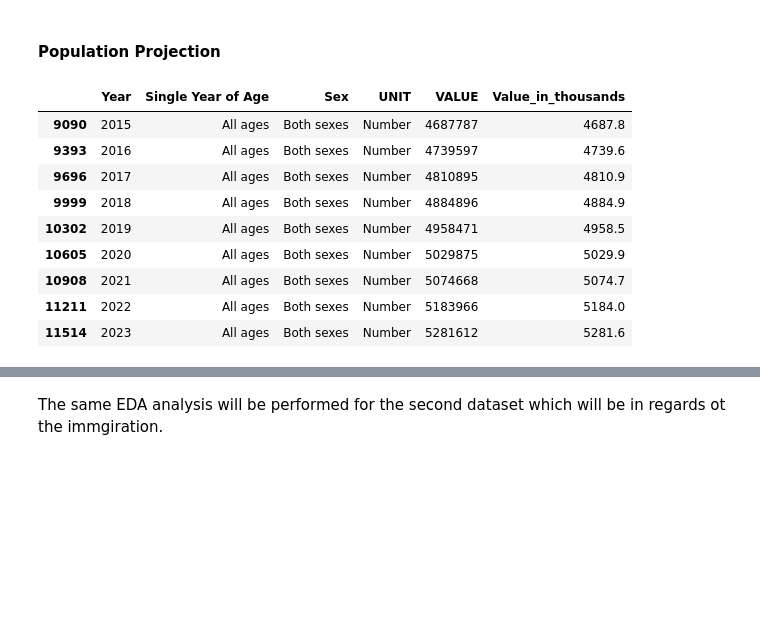
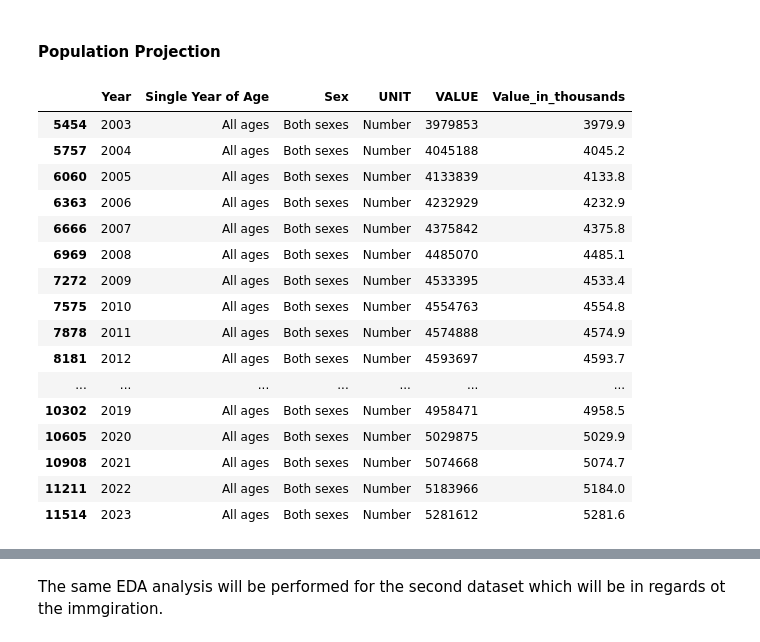
Before and after one commit to Ivkoto/DataAnalyticsMachineLearning, a Jupyter notebook: Data_Preparation/CA1_Data_Prep_V4.ipynb, the cells around one changed output, grey strips where cells are left out. Saved outputs shown, nothing was run; the diff lists cells and outputs as text; code cells hidden in the pictures; blank space fills up the shorter version.

```diff
--- a/Data_Preparation/CA1_Data_Prep_V4.ipynb
+++ b/Data_Preparation/CA1_Data_Prep_V4.ipynb
@@ -455,20 +455,28 @@ plt.show()
 # %% [markdown]
 #### **Population Projection**
 # %%
-filtered_bothSex = population_df[(population_df['Single Year of Age'] == 'All ages') & (population_df['Sex'] == 'Both sexes') & (population_df['Year'] >= 2015)]
+# Maybe I need to filter just the Year and VALUE columns?
+filtered_BothSex = population_df[(population_df['Single Year of Age'] == 'All ages') & (population_df['Sex'] == 'Both sexes') & (population_df['Year'] >= 2003)]
 
-#remove all the clolumns which values are just hyphens. We don't need them.
-def find_all_hyphens(column):
+# removing of all the clolumns which all the values are hyphens. We don't need them.
+def is_all_hyphens(column):
     return not all(column == '-')
-filtered_bothSex = filtered_bothSex.loc[:, filtered_bothSex.apply(find_all_hyphens)]
+filtered_BothSex = filtered_BothSex.loc[:, filtered_BothSex.apply(is_all_hyphens)]
 
-filtered_bothSex
+filtered_BothSex
 # %% [output]
 |  | Year | Single Year of Age | Sex | UNIT | VALUE | Value_in_thousands |
-| 9090 | 2015 | All ages | Both sexes | Number | 4687787 | 4687.8 |
-| 9393 | 2016 | All ages | Both sexes | Number | 4739597 | 4739.6 |
-| 9696 | 2017 | All ages | Both sexes | Number | 4810895 | 4810.9 |
-| 9999 | 2018 | All ages | Both sexes | Number | 4884896 | 4884.9 |
+| 5454 | 2003 | All ages | Both sexes | Number | 3979853 | 3979.9 |
+| 5757 | 2004 | All ages | Both sexes | Number | 4045188 | 4045.2 |
+| 6060 | 2005 | All ages | Both sexes | Number | 4133839 | 4133.8 |
+| 6363 | 2006 | All ages | Both sexes | Number | 4232929 | 4232.9 |
+| 6666 | 2007 | All ages | Both sexes | Number | 4375842 | 4375.8 |
+| 6969 | 2008 | All ages | Both sexes | Number | 4485070 | 4485.1 |
+| 7272 | 2009 | All ages | Both sexes | Number | 4533395 | 4533.4 |
+| 7575 | 2010 | All ages | Both sexes | Number | 4554763 | 4554.8 |
+| 7878 | 2011 | All ages | Both sexes | Number | 4574888 | 4574.9 |
+| 8181 | 2012 | All ages | Both sexes | Number | 4593697 | 4593.7 |
+| ... | ... | ... | ... | ... | ... | ... |
 | 10302 | 2019 | All ages | Both sexes | Number | 4958471 | 4958.5 |
 | 10605 | 2020 | All ages | Both sexes | Number | 5029875 | 5029.9 |
 | 10908 | 2021 | All ages | Both sexes | Number | 5074668 | 5074.7 |
```
Also changed, not shown: parts of 11 cells of this notebook.
